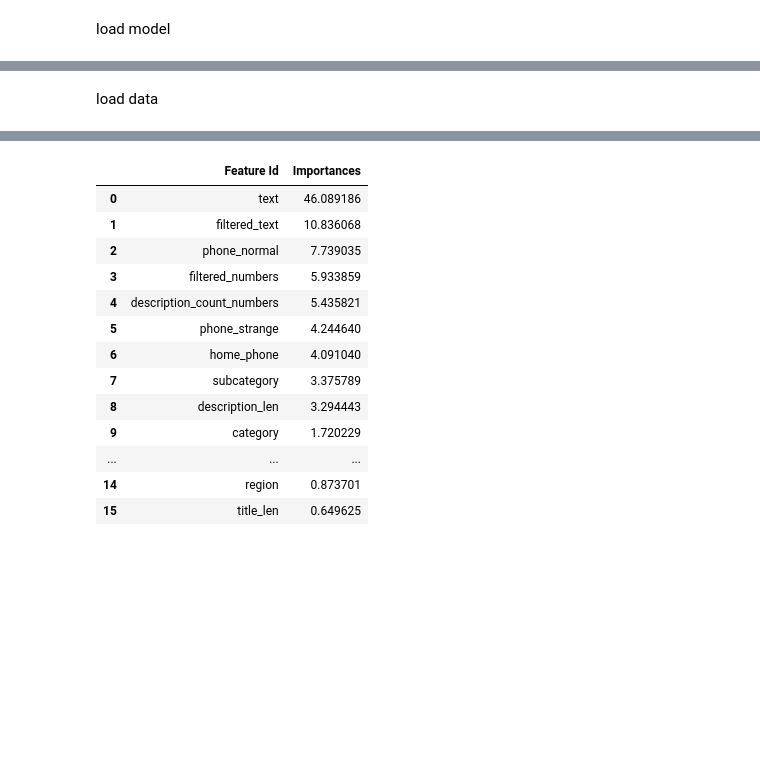
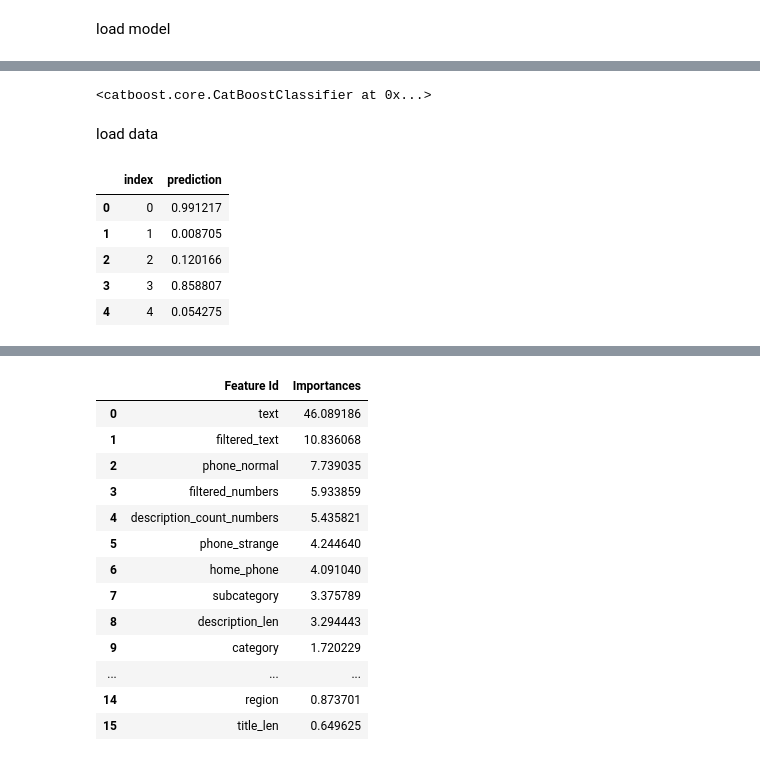
Before and after one commit to Arsenchius/avito_tech, a Jupyter notebook: notebooks/sandbox.ipynb, the cells around one changed output, grey strips where cells are left out. Saved outputs shown, nothing was run; the diff lists cells and outputs as text; code cells hidden in the pictures; blank space fills up the shorter version.

```diff
--- a/notebooks/sandbox.ipynb
+++ b/notebooks/sandbox.ipynb
@@ -254,3 +249,9 @@ cb_model.load_model(model_path)
+# %%
+model_path = "/Users/arsenchik/Desktop/avito_tech/models/catboost_base_classifier.cbm"
+cb_model = CatBoostClassifier()
+cb_model.load_model(model_path)
+# %% [output]
+<catboost.core.CatBoostClassifier at 0x...>
 # %% [markdown]
 load data
 # %%
@@ -258,0 +268,13 @@ df_test = pd.read_csv(test_data_path)
+# %%
+task_1_path = "/Users/arsenchik/Desktop/avito_tech/data/catboost_task1_prediction.csv"
+
+task_1_df = pd.read_csv(task_1_path)
+# %%
+task_1_df.head(5)
+# %% [output]
+|  | index | prediction |
+| 0 | 0 | 0.991217 |
+| 1 | 1 | 0.008705 |
+| 2 | 2 | 0.120166 |
+| 3 | 3 | 0.858807 |
+| 4 | 4 | 0.054275 |
```
Also changed, not shown: parts of 6 cells of this notebook, 5 other files.
